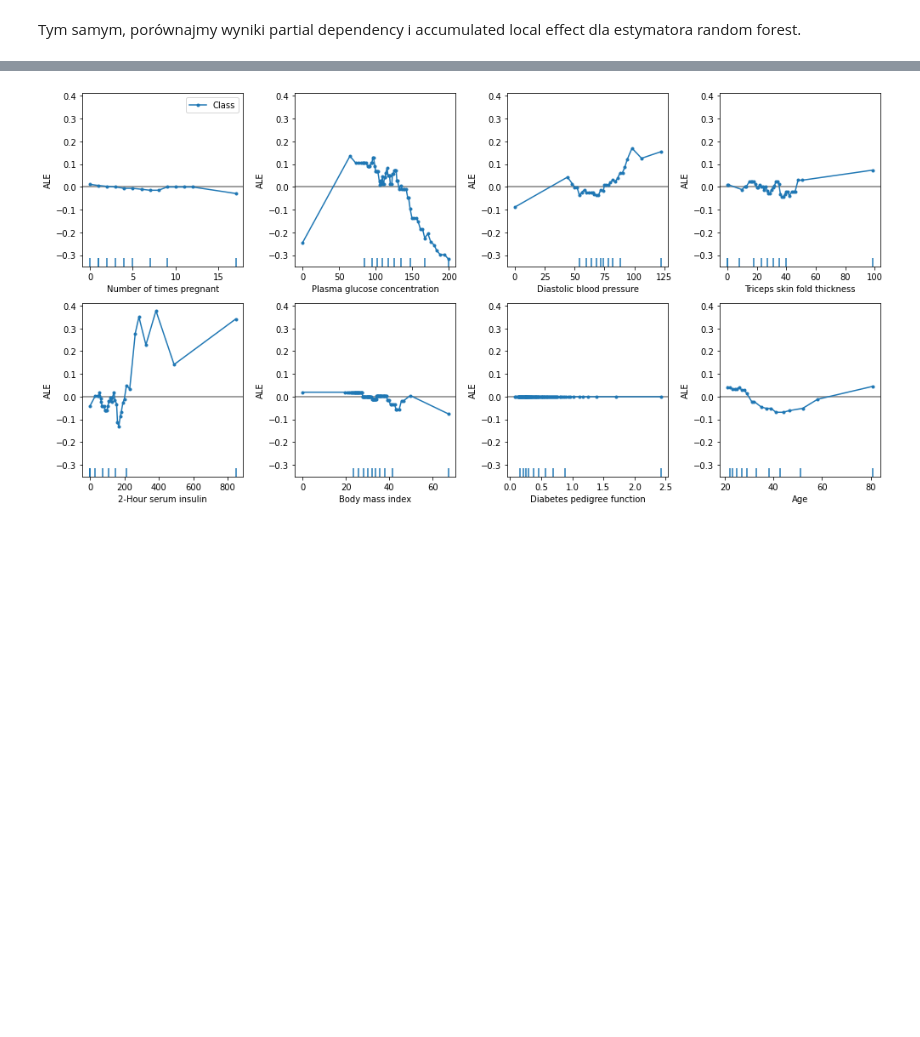
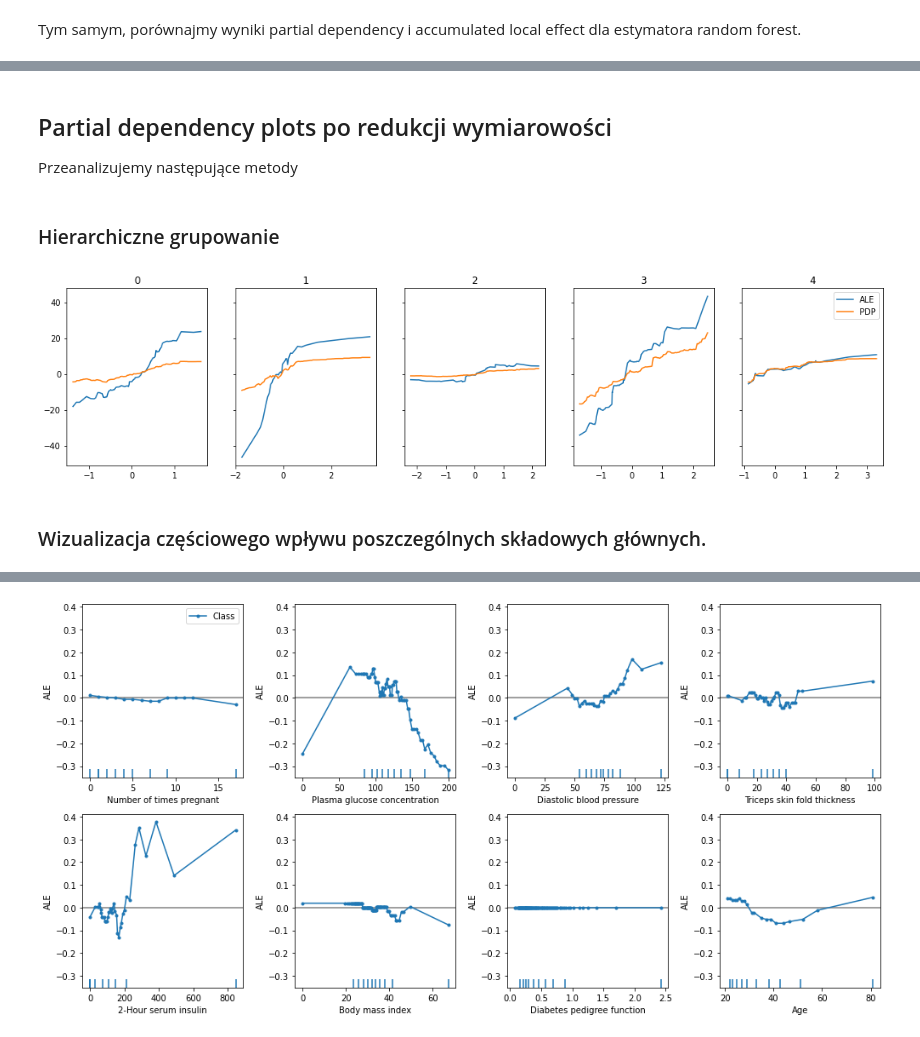
Before and after one commit to jarekj71/interpretacyjne_uczenie_maszynowe, a Jupyter notebook: interpretacyjne_uczenie_maszynowe/ium_partial_dependence.ipynb, the cells around one changed output, grey strips where cells are left out. Saved outputs shown, nothing was run; the diff lists cells and outputs as text; code cells hidden in the pictures; blank space fills up the shorter version.

Commit message:
uzupełnione o transformacje

```diff
--- a/interpretacyjne_uczenie_maszynowe/ium_partial_dependence.ipynb
+++ b/interpretacyjne_uczenie_maszynowe/ium_partial_dependence.ipynb
@@ -177,0 +195,35 @@ _ = fax[i].legend()
+# %% [markdown]
+## Partial dependency plots po redukcji wymiarowości
+
+Przeanalizujemy następujące metody
+# %%
+from sklearn.cluster import FeatureAgglomeration
+from scipy.cluster.hierarchy import dendrogram,linkage,set_link_color_palette
+from scipy.spatial import distance as dst
+
+from sklearn.decomposition import PCA
+from sklearn.manifold import MDS, TSNE
+
+scaled = scale(X)
+# %% [markdown]
+### Hierarchiczne grupowanie
+# %%
+agg = FeatureAgglomeration(n_clusters=5,distance_threshold=None,metric="euclidean",linkage='complete').fit(scaled)
+trans = agg.transform(scaled)
+rf = RandomForestRegressor().fit(trans,yn)
+feature_names = [0,1,2,3,4]
+rf_ale = ALE(rf.predict, feature_names=feature_names, target_names=["target"])
+rf_ale_exp = rf_ale.explain(trans)
+# %%
+fig,axes = plt.subplots(ncols=5,nrows=1,figsize=(18,4),sharey=True)
+fax = axes.flatten()
+for i in feature_names:
+    pdp = partial_dependence(rf,trans,features=[i],percentiles=(0,1)) # inaczej wartośc się ścięte do przedziału zmiennej 0.05,0.95
+    fax[i].plot(rf_ale_exp.feature_values[i],rf_ale_exp.ale_values[i],label="ALE")
+    fax[i].plot(pdp['values'][0],pdp['average'][0]-y.mean(),label='PDP')
+    fax[i].set_title(i)
+_ = fax[i].legend()
+# %% [output]
+[figure, added]
+# %% [markdown]
+### Wizualizacja częściowego wpływu poszczególnych składowych głównych.
```
Also changed, not shown: parts of 20 cells of this notebook, 1 other file.
